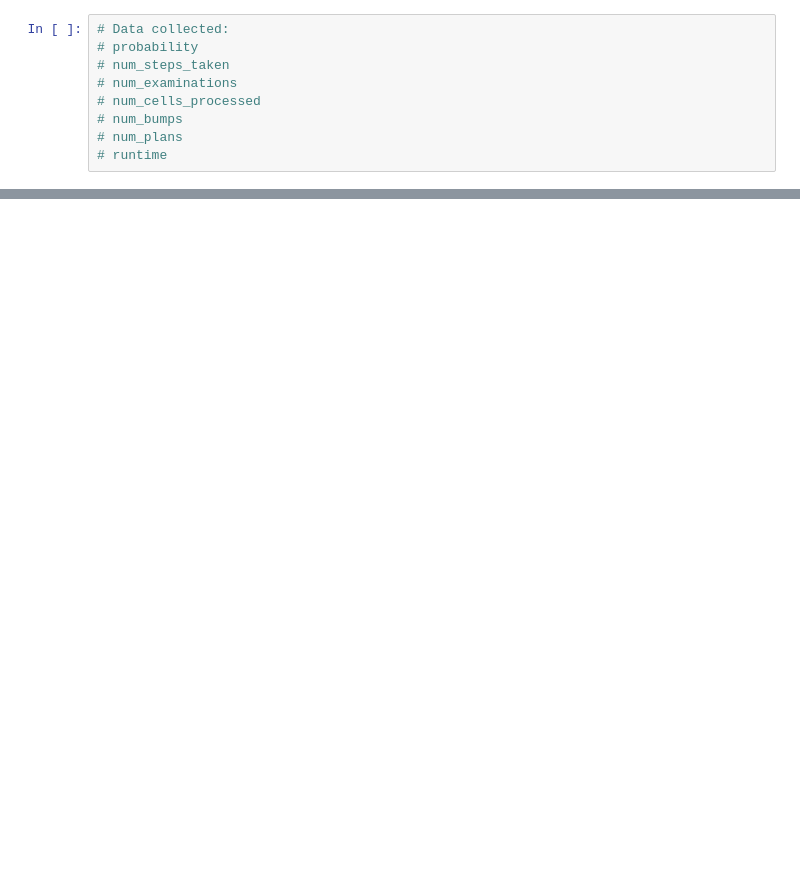
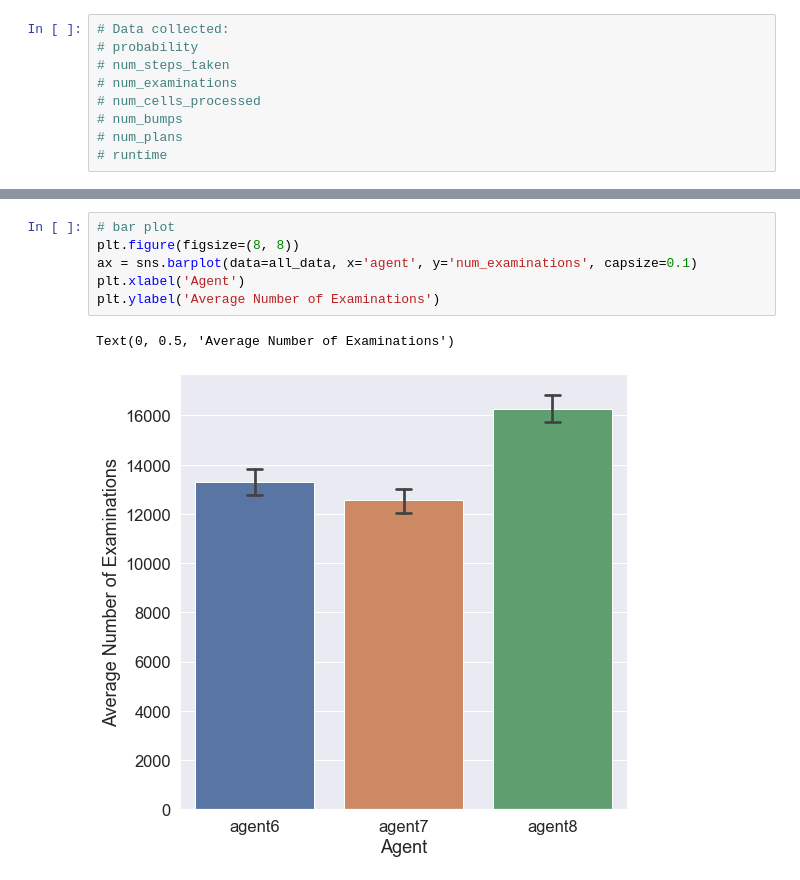
Before and after one commit to PietropaoloV/A-Search-520, a Jupyter notebook: data-analysis.ipynb, the cells around one changed output, grey strips where cells are left out. Cells and saved outputs as stored; diff of their text form; blank space fills up the shorter version.

```diff
--- a/data-analysis.ipynb
+++ b/data-analysis.ipynb
@@ -55,0 +111,9 @@ agent8:  10011.0
+# %%
+# bar plot
+plt.figure(figsize=(8, 8))
+ax = sns.barplot(data=all_data, x='agent', y='num_examinations', capsize=0.1)
+plt.xlabel('Agent')
+plt.ylabel('Average Number of Examinations')
+# %% [output]
+Text(0, 0.5, 'Average Number of Examinations')
+[figure, added]
```
Also changed, not shown: parts of 36 cells of this notebook.
